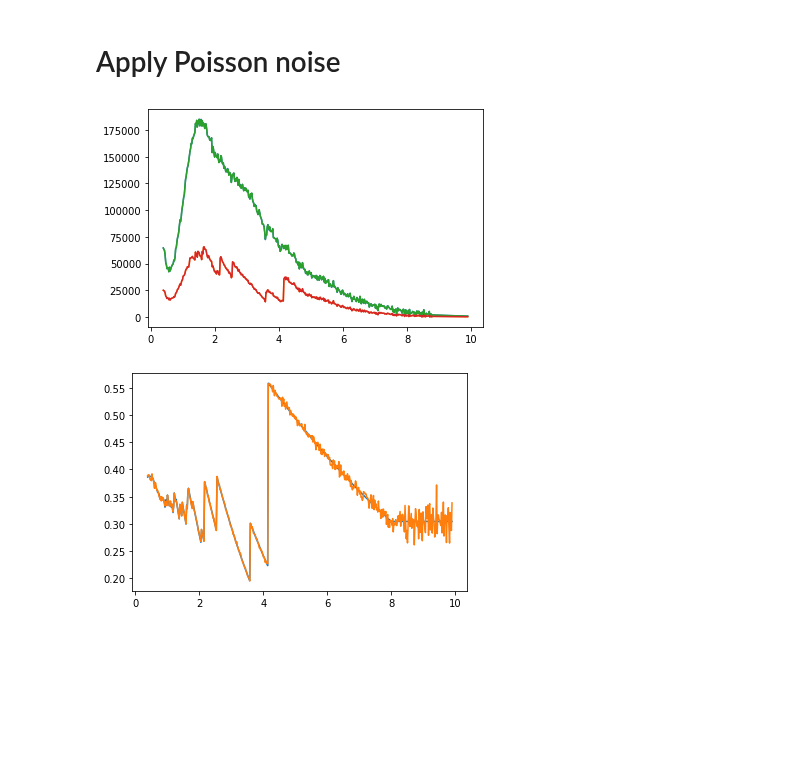
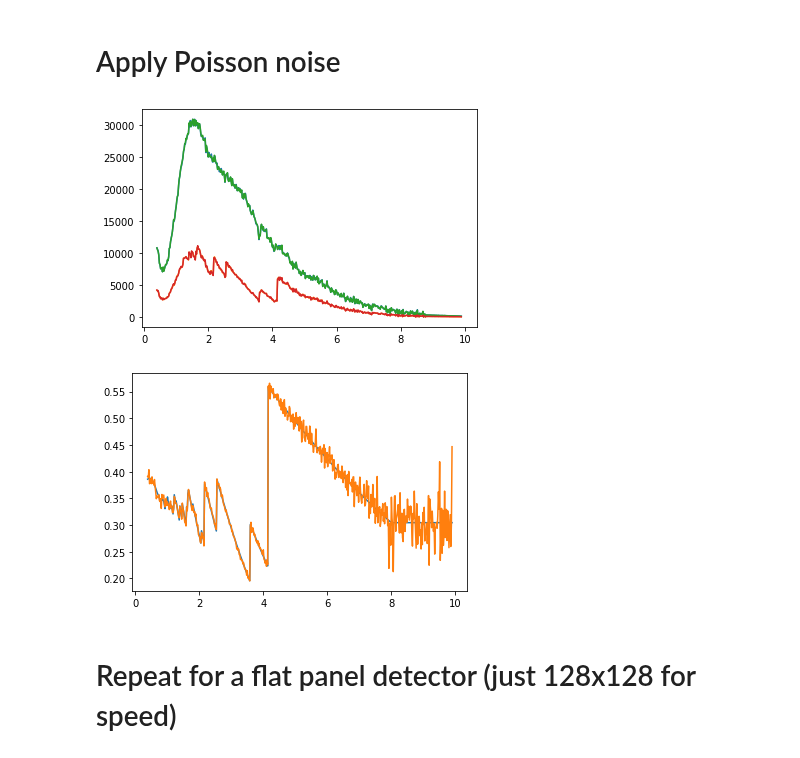
Before and after one commit to neutronimaging/ToFImaging, a Jupyter notebook: scripts/LowSNR_fit.ipynb, the cells around one changed output. Saved outputs shown, nothing was run; the diff lists cells and outputs as text; code cells hidden in the pictures; blank space fills up the shorter version.

```diff
--- a/scripts/LowSNR_fit.ipynb
+++ b/scripts/LowSNR_fit.ipynb
@@ -47,31 +52,32 @@ plt.close()
 # Apply Poisson noise
 # %%
 fps = 1.7e8  # source flux n /s/cm^2
-npixel = 1 * 1  # number of pixels
-exp_t = 60 * 60 * 1  # exposure time ( s * m * h)
+exp_t = 60 * 10 * 1  # exposure time ( s * m * h)
 pixel_s = 0.0055 * 0.0055
 duty = 0.01
-flux = fps * exp_t * npixel * pixel_s * duty
+flux = fps * exp_t * pixel_s * duty
 
 l = ICON[:,0]
 y0 = flux*ICON[:,1]
 T_int = np.interp(l, T[:, 0], T[:, 1])
 y = y0*T_int
 y0_n = np.random.poisson(y0)
 y_n = np.random.poisson(y)
 T_n = np.divide(y_n,y0_n)
 
 plt.plot(l,y0)
 plt.plot(l,y)
 plt.plot(l,y0_n)
 plt.plot(l,y_n)
 plt.show()
 plt.close()
 
 plt.plot(l,T_int)
 plt.plot(l,T_n)
 plt.show()
 plt.close()
 # %% [output]
-[figure, old version]
+[figure, new version]
-[figure, old version]
+[figure, new version]
+# %% [markdown]
+# Repeat for a flat panel detector (just 128x128 for speed)
```
Also changed, not shown: parts of 9 cells of this notebook, 1 other file.
